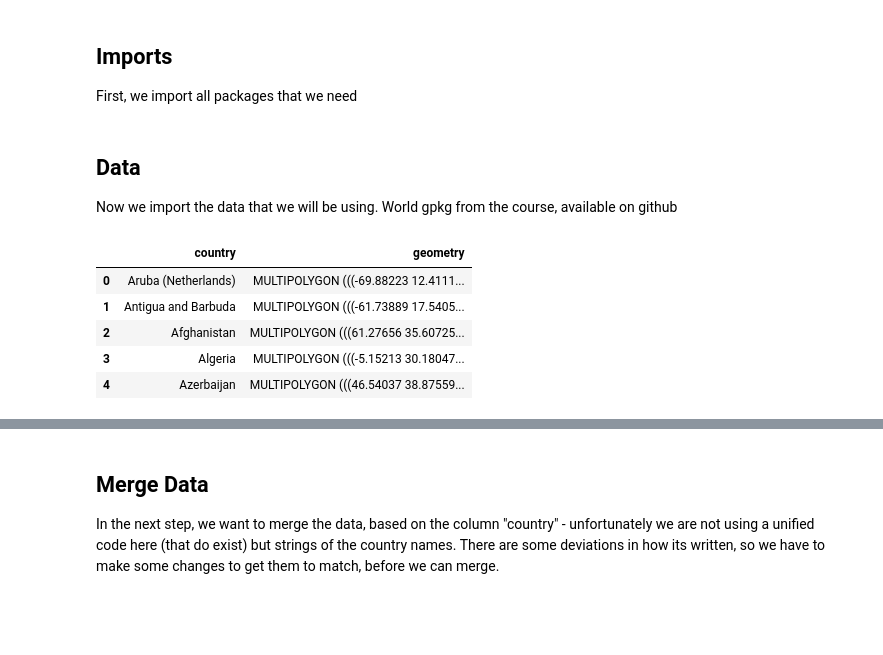
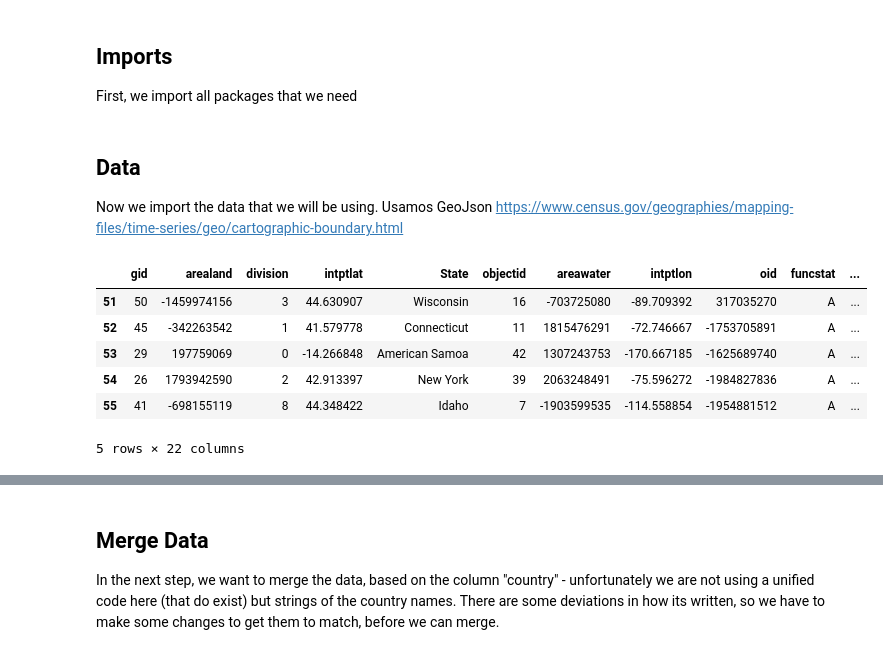
Before and after one commit to vinconig/1IAS21-3, a Jupyter notebook: homework.ipynb, the cells around one changed output, grey strips where cells are left out. Saved outputs shown, nothing was run; the diff lists cells and outputs as text; code cells hidden in the pictures; blank space fills up the shorter version.

```diff
--- a/homework.ipynb
+++ b/homework.ipynb
@@ -14,17 +14,17 @@ import numpy as np
 from thefuzz import process
 # %% [markdown]
 ## Data
-Now we import the data that we will be using. World gpkg from the course, available on github
+Now we import the data that we will be using. Usamos GeoJson https://www.census.gov/geographies/mapping-files/time-series/geo/cartographic-boundary.html
 # %%
-linkGit='https://github.com/CienciaDeDatosEspacial/dataSets/raw/main/'
-linkWorldMaps='WORLD/worldMaps.gpkg'
-countries=gpd.read_file(linkGit+linkWorldMaps,layer='countries')
-countries.rename(columns={"COUNTRY": "country"}, inplace=True)
-countries.head()
+linkGitMap='https://raw.githubusercontent.com/vinconig/1IAS21-3/main/us-state-boundaries.geojson'
+usstates=gpd.read_file(linkGitMap)
+usstates.rename(columns={"name": "State"}, inplace=True)
+usstates.tail()
 # %% [output]
-|  | country | geometry |
-| 0 | Aruba (Netherlands) | MULTIPOLYGON (((-69.88223 12.4111... |
-| 1 | Antigua and Barbuda | MULTIPOLYGON (((-61.73889 17.5405... |
-| 2 | Afghanistan | MULTIPOLYGON (((61.27656 35.60725... |
-| 3 | Algeria | MULTIPOLYGON (((-5.15213 30.18047... |
-| 4 | Azerbaijan | MULTIPOLYGON (((46.54037 38.87559... |
+|  | gid | arealand | division | intptlat | State | objectid | areawater | intptlon | oid | funcstat | ... |
+| 51 | 50 | -1459974156 | 3 | 44.630907 | Wisconsin | 16 | -703725080 | -89.709392 | 317035270 | A | ... |
+| 52 | 45 | -342263542 | 1 | 41.579778 | Connecticut | 11 | 1815476291 | -72.746667 | -1753705891 | A | ... |
+| 53 | 29 | 197759069 | 0 | -14.266848 | American Samoa | 42 | 1307243753 | -170.667185 | -1625689740 | A | ... |
+| 54 | 26 | 1793942590 | 2 | 42.913397 | New York | 39 | 2063248491 | -75.596272 | -1984827836 | A | ... |
+| 55 | 41 | -698155119 | 8 | 44.348422 | Idaho | 7 | -1903599535 | -114.558854 | -1954881512 | A | ... |
+5 rows × 22 columns
```
Also changed, not shown: parts of 21 cells of this notebook.
